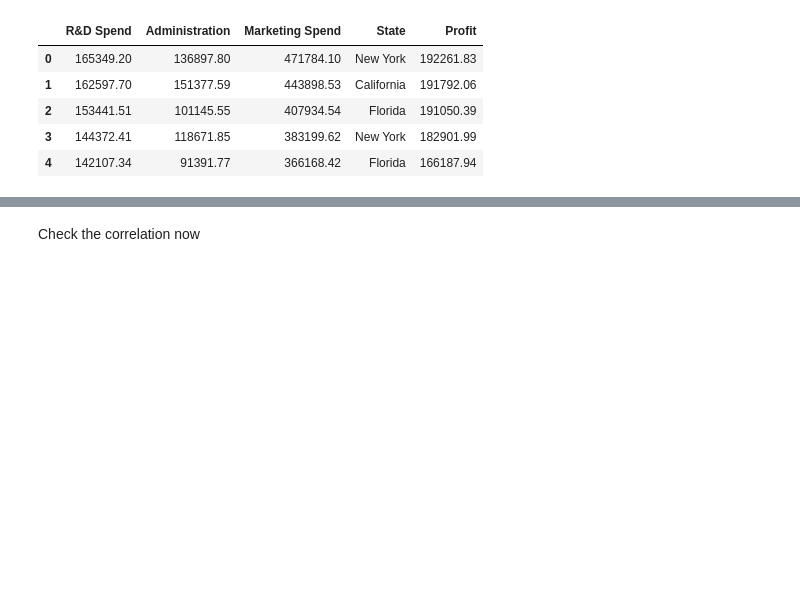
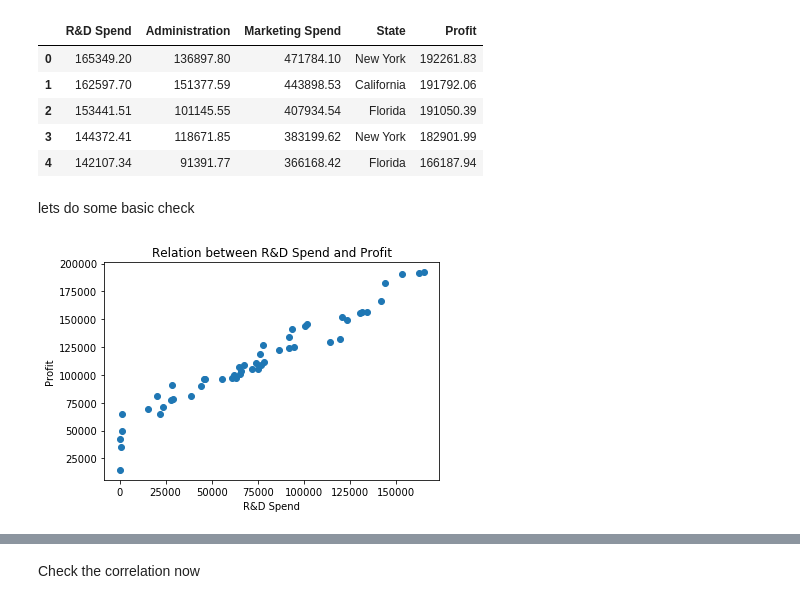
Before and after one commit to virabhra/Abhr_multiple_linear_regression, a Jupyter notebook: Abhr_multiple_linear_regression.ipynb, the cells around one changed output, grey strips where cells are left out. Cells and saved outputs as stored; diff of their text form; code cells hidden in the pictures; blank space fills up the shorter version.

```diff
--- a/Abhr_multiple_linear_regression.ipynb
+++ b/Abhr_multiple_linear_regression.ipynb
@@ -19,3 +19,13 @@ dataset.head()
 | 2 | 153441.51 | 101145.55 | 407934.54 | Florida | 191050.39 |
 | 3 | 144372.41 | 118671.85 | 383199.62 | New York | 182901.99 |
 | 4 | 142107.34 | 91391.77 | 366168.42 | Florida | 166187.94 |
+# %% [markdown]
+lets do some basic check
+# %%
+plt.scatter(dataset['R&D Spend'],dataset['Profit'])
+plt.title('Relation between R&D Spend and Profit')
+plt.xlabel('R&D Spend')
+plt.ylabel('Profit')
+plt.show()
+# %% [output]
+[figure, added]
```
Also changed, not shown: parts of 8 cells of this notebook.
